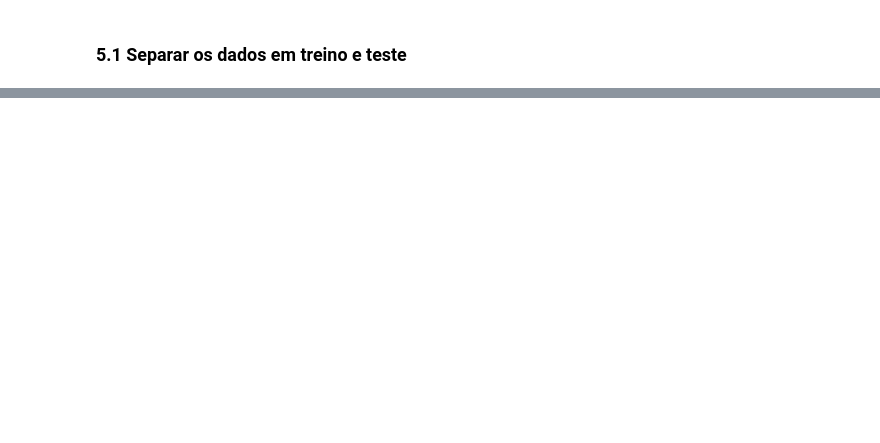
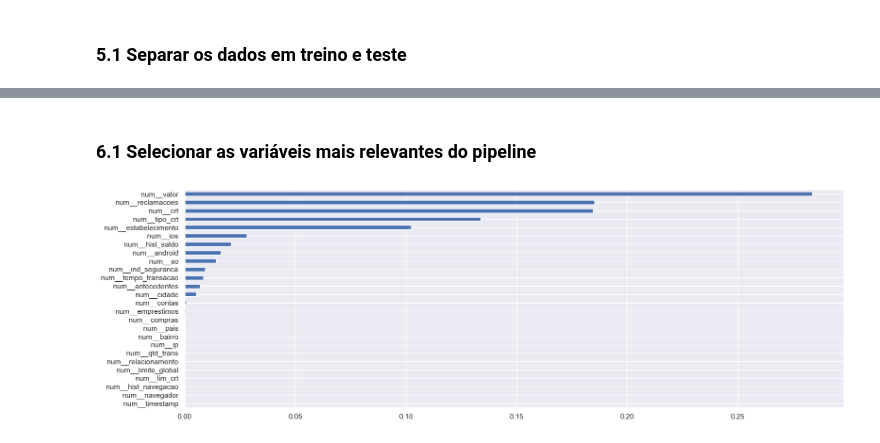
Before and after one commit to leonardonassibfonseca/deteccao_fraude, a Jupyter notebook: notebooks/projeto.ipynb, the cells around one changed output, grey strips where cells are left out. Drawn from its saved outputs; the diff is of its cells as text; code cells hidden in the pictures; blank space fills up the shorter version.

```diff
--- a/notebooks/projeto.ipynb
+++ b/notebooks/projeto.ipynb
@@ -187,0 +633,5 @@ e as transformações dos dados)
+# %%
+x = df5[variaveis_independentes]
+y = df5[variavel_dependente].copy()
+
+x_treino, x_teste, y_treino, y_teste = ms.train_test_split(x, y, test_size = 0.2, random_state = 42)
@@ -187,0 +723,23 @@ e as transformações dos dados)
+# %%
+transformacao_numerica = Pipeline(steps = [('scaler', MinMaxScaler())]) # Aqui somente está sendo definido o que precisa ser feito
+                                            # Nome da etapa
+                                            # O objeto de transformação que será aplicado aos dados
+
+#transformacao_categorica = OneHotEncoder(drop = 'if_binary', handle_unknown = 'ignore', sparse_output = False)
+
+#colunas_numericas = colunas_pca # Nomes das colunas numéricas
+
+preprocessor = ColumnTransformer(transformers = [('num', transformacao_numerica, variaveis_independentes)])
+                                                 # Um nome identificando a transformação
+                                                 # Um objeto transformador ou um Pipeline
+                                                 # As colunas às quais a transformação será aplicada
+# %%
+#dados_transformados = preprocessor.fit_transform(df_pca[colunas_pca])
+#dados_transformados_df = pd.DataFrame(dados_transformados, columns = colunas_pca)
+#dados_transformados_df.head(3)
+#dados_transformados = preprocessor.fit_transform(x_treino_bal)
+#dados_transformados_df = pd.DataFrame(dados_transformados, columns = variaveis_independentes)
+#dados_transformados_df.head(3)
+dados_transformados = preprocessor.fit_transform(x_treino[variaveis_independentes])
+dados_transformados_df = pd.DataFrame(dados_transformados, columns = variaveis_independentes)
+dados_transformados_df.head(3)
@@ -187,0 +953,4 @@ e as transformações dos dados)
+# %%
+pipeline_modelo = grid_search_modelo.best_estimator_
+y_pred = pipeline_modelo.predict(x_teste)
+metricas(y_teste, y_pred)
@@ -187,0 +987,11 @@ e as transformações dos dados)
+# %% [markdown]
+### 6.1 Selecionar as variáveis mais relevantes do pipeline
+# %%
+plt.figure(figsize = (18, 6)) # Largura = 18, Altura = 6
+
+importances = pd.Series(data = pipeline_modelo.named_steps['modelo'].feature_importances_,
+                        index = pipeline_modelo.named_steps['preprocessor'].get_feature_names_out())
+
+importances.sort_values().plot.barh();
+# %% [output]
+[figure, added]
```
Also changed, not shown: parts of 171 cells of this notebook.
